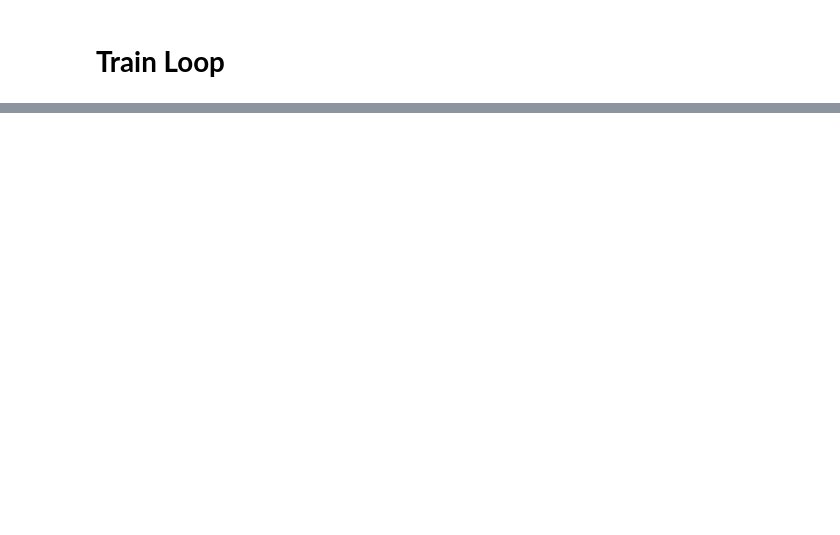
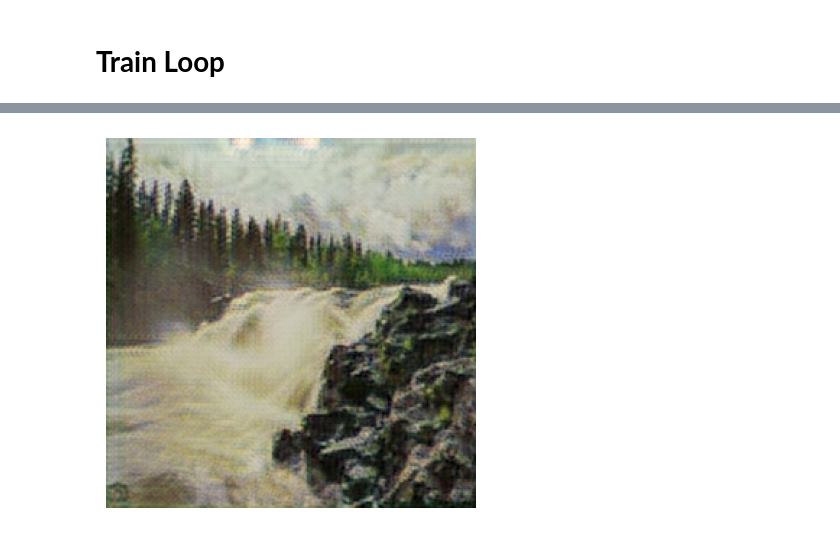
Before and after one commit to azhgh22/Monet_Style_Generator, a Jupyter notebook: notebooks/run.ipynb, the cells around one changed output, grey strips where cells are left out. Cells and saved outputs as stored; diff of their text form; code cells hidden in the pictures; blank space fills up the shorter version.

```diff
--- a/notebooks/run.ipynb
+++ b/notebooks/run.ipynb
@@ -154,0 +155,4 @@ CycleGAN(
+# %%
+gen = monet_generator.forward(val_dataset[0].to(device))
+show_img(gen)
+# %% [output]
@@ -154,0 +160 @@ CycleGAN(
+[figure, added]
```
Also changed, not shown: parts of 8 cells of this notebook.
